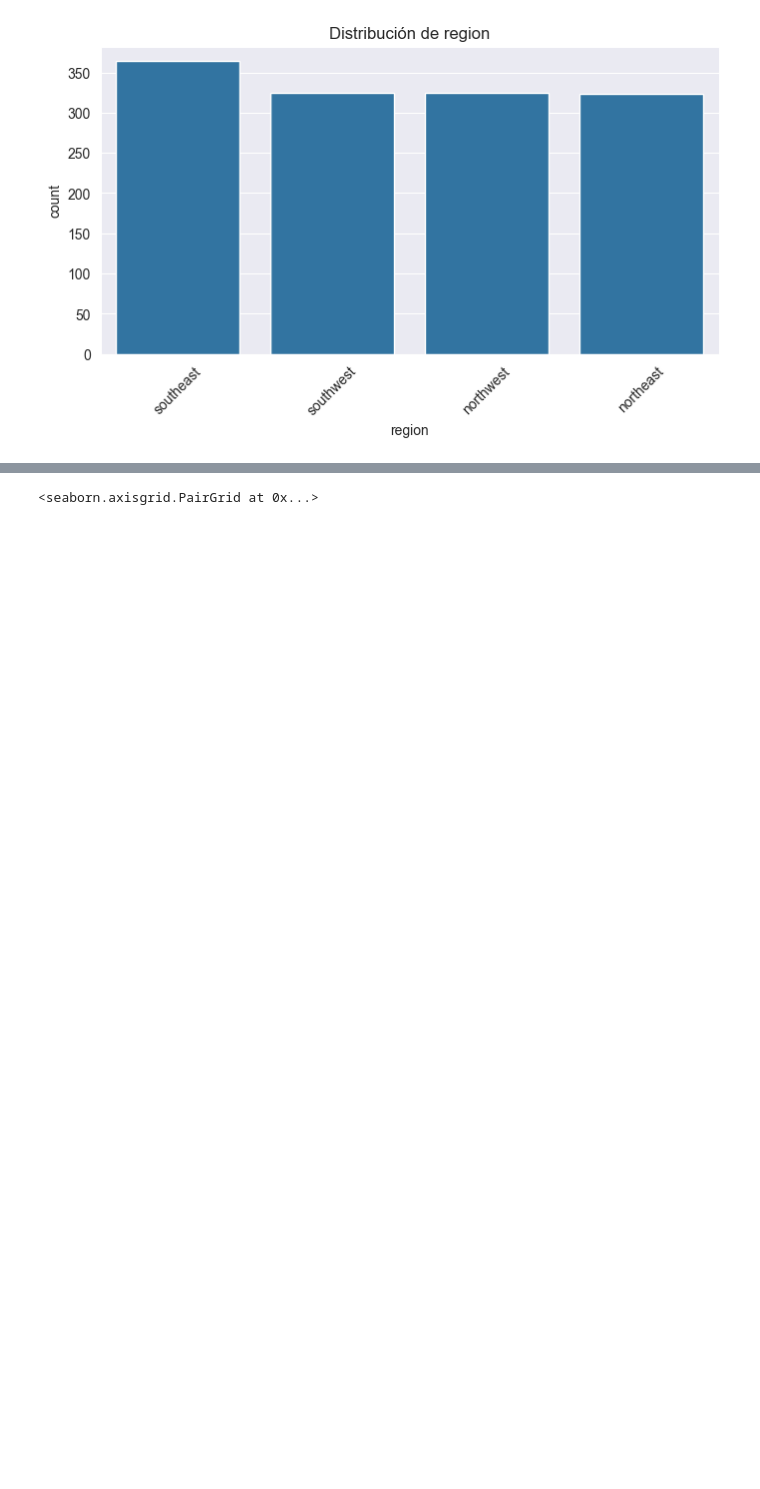
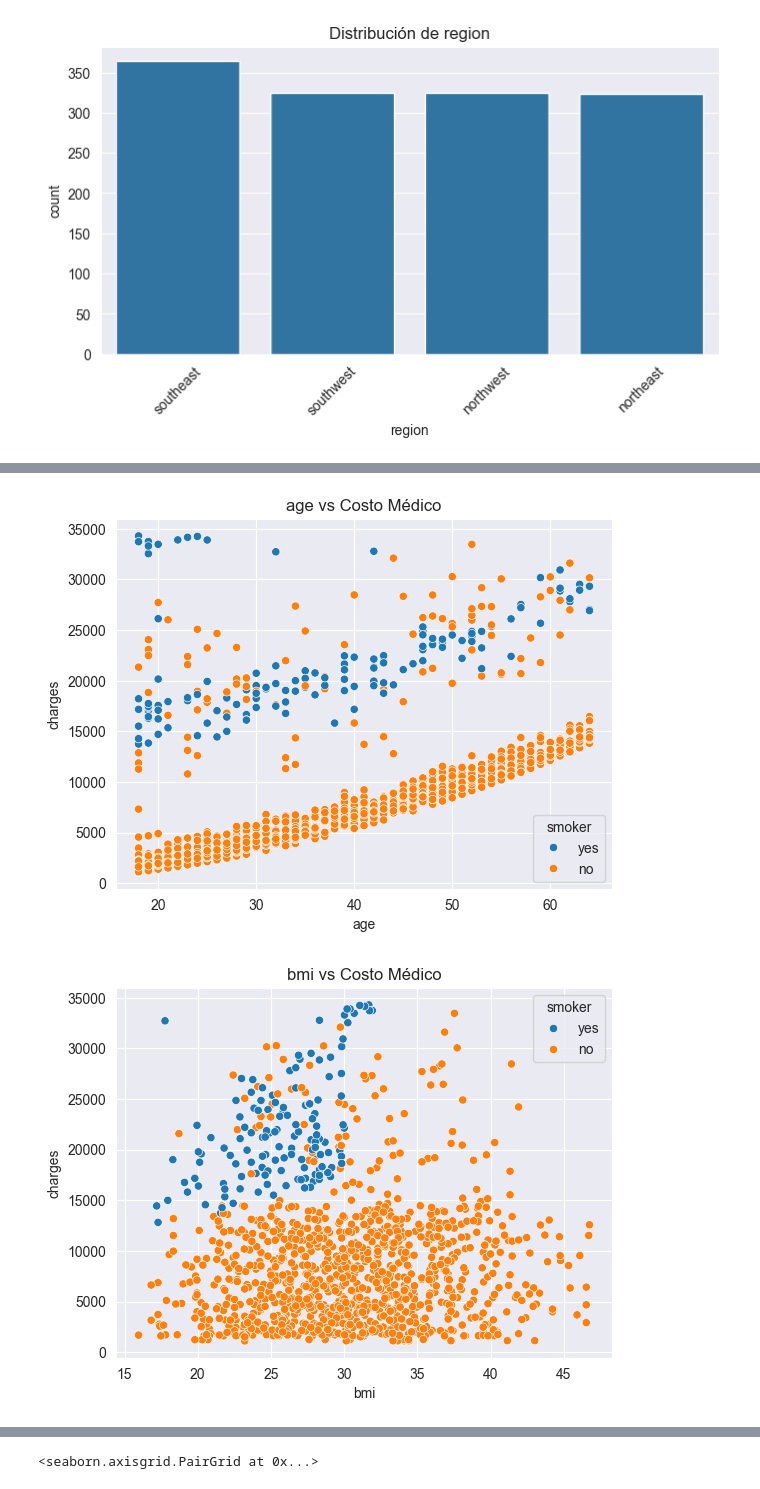
Before and after one commit to 4GeeksAcademy/aliasys-machine-learning, a Jupyter notebook: src/02-machine-learning.ipynb, the cells around one changed output, grey strips where cells are left out. Cells and saved outputs as stored; diff of their text form; code cells hidden in the pictures; blank space fills up the shorter version.

```diff
--- a/src/02-machine-learning.ipynb
+++ b/src/02-machine-learning.ipynb
@@ -64,0 +87,18 @@ for col in numerical:
+# %%
+# Análisis Bivariado
+# Costo vs otras variables numéricas
+for col in ['age', 'bmi', 'children']:
+    plt.figure()
+    sns.scatterplot(data=df, x=col, y='charges', hue='smoker')
+    plt.title(f'{col} vs Costo Médico')
+    plt.show()
+
+# Boxplot para variables categóricas
+for col in ['sex', 'smoker', 'region']:
+    plt.figure()
+    sns.boxplot(data=df, x=col, y='charges')
+    plt.title(f'{col} vs Costo Médico')
+    plt.show()
+# %% [output]
+[figure, added]
+[figure, added]
```
Also changed, not shown: parts of 27 cells of this notebook.
